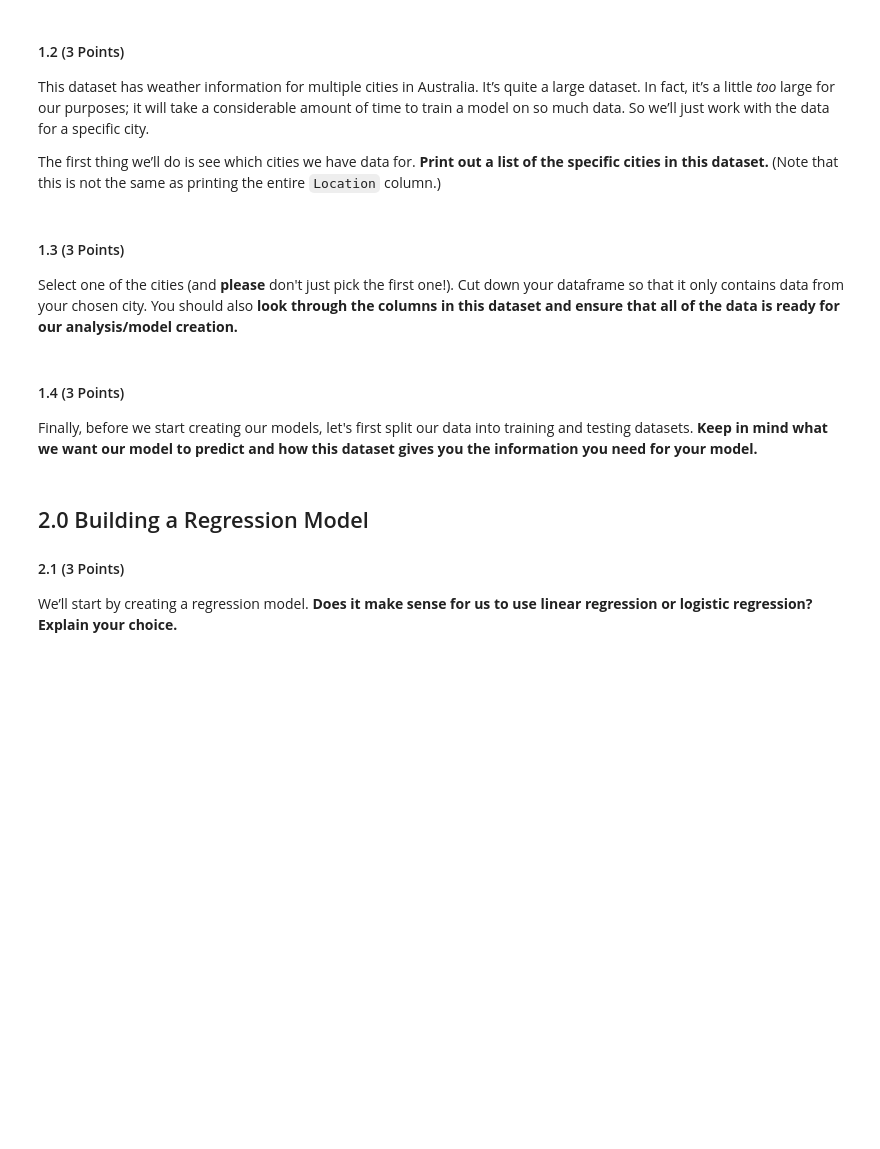
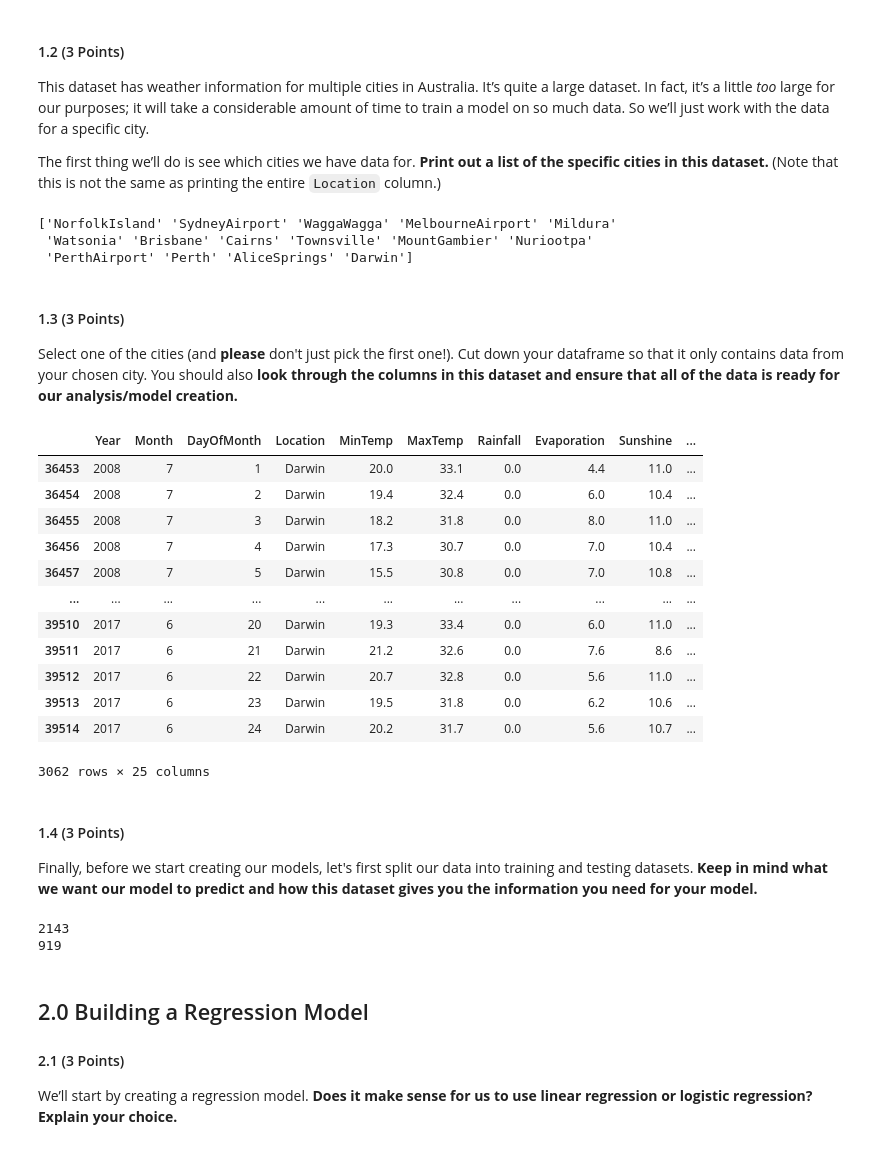
Before and after one commit to jeffpasque/CMSE202-s23-turnin, a Jupyter notebook: HW_4_Regression_and_SVM_STUDENT.ipynb, the cells around one changed output. Drawn from its saved outputs; the diff is of its cells as text; code cells hidden in the pictures; blank space fills up the shorter version.

```diff
--- a/HW_4_Regression_and_SVM_STUDENT.ipynb
+++ b/HW_4_Regression_and_SVM_STUDENT.ipynb
@@ -53,6 +80,11 @@ The first thing we’ll do is see which cities we have data for.
 **Print out a list of the specific cities in this dataset.** (Note that this is not the same as printing the entire `Location` column.)
 # %%
 #Write your code here
+print(df['Location'].unique())
+# %% [output]
+['NorfolkIsland' 'SydneyAirport' 'WaggaWagga' 'MelbourneAirport' 'Mildura'
+ 'Watsonia' 'Brisbane' 'Cairns' 'Townsville' 'MountGambier' 'Nuriootpa'
+ 'PerthAirport' 'Perth' 'AliceSprings' 'Darwin']
 # %% [markdown]
 #### 1.3 (3 Points)
 Select one of the cities (and **please** don't just pick the first one!). Cut down your dataframe so that it only contains data from your chosen city. You should also **look through the columns in this dataset and ensure that all of the data is ready for our analysis/model creation.**
@@ -61,3 +91,23 @@ Select one of the cities (and **please** don't just pick the first one!). Cut do
+# %%
+# Choosing Darwin, because thats a cool name
+
+mask = df['Location'] == 'Darwin'
+newdf = df[mask]
+newdf
+# %% [output]
+|  | Year | Month | DayOfMonth | Location | MinTemp | MaxTemp | Rainfall | Evaporation | Sunshine | ... |
+| 36453 | 2008 | 7 | 1 | Darwin | 20.0 | 33.1 | 0.0 | 4.4 | 11.0 | ... |
+| 36454 | 2008 | 7 | 2 | Darwin | 19.4 | 32.4 | 0.0 | 6.0 | 10.4 | ... |
+| 36455 | 2008 | 7 | 3 | Darwin | 18.2 | 31.8 | 0.0 | 8.0 | 11.0 | ... |
+| 36456 | 2008 | 7 | 4 | Darwin | 17.3 | 30.7 | 0.0 | 7.0 | 10.4 | ... |
+| 36457 | 2008 | 7 | 5 | Darwin | 15.5 | 30.8 | 0.0 | 7.0 | 10.8 | ... |
+| ... | ... | ... | ... | ... | ... | ... | ... | ... | ... | ... |
+| 39510 | 2017 | 6 | 20 | Darwin | 19.3 | 33.4 | 0.0 | 6.0 | 11.0 | ... |
+| 39511 | 2017 | 6 | 21 | Darwin | 21.2 | 32.6 | 0.0 | 7.6 | 8.6 | ... |
+| 39512 | 2017 | 6 | 22 | Darwin | 20.7 | 32.8 | 0.0 | 5.6 | 11.0 | ... |
+| 39513 | 2017 | 6 | 23 | Darwin | 19.5 | 31.8 | 0.0 | 6.2 | 10.6 | ... |
+| 39514 | 2017 | 6 | 24 | Darwin | 20.2 | 31.7 | 0.0 | 5.6 | 10.7 | ... |
+3062 rows × 25 columns
 # %% [markdown]
 #### 1.4 (3 Points)
 Finally, before we start creating our models, let's first split our data into training and testing datasets. **Keep in mind what we want our model to predict and how this dataset gives you the information you need for your model.**
@@ -66,3 +114,17 @@ Finally, before we start creating our models, let's first split our data into tr
+# %%
+#Write your code here
+X = newdf.drop('RainTomorrow', axis=1)
+X = X.drop('Location', axis=1)
+y = newdf['RainTomorrow']
+
+# Split the dataset into training and testing sets
+X_train, X_test, y_train, y_test = train_test_split(X, y, test_size=0.3, random_state=42)
+
+print(len(X_train))
+print(len(X_test))
+# %% [output]
+2143
+919
 # %% [markdown]
 ## 2.0 Building a Regression Model
 
```
Also changed, not shown: parts of 17 cells of this notebook.
